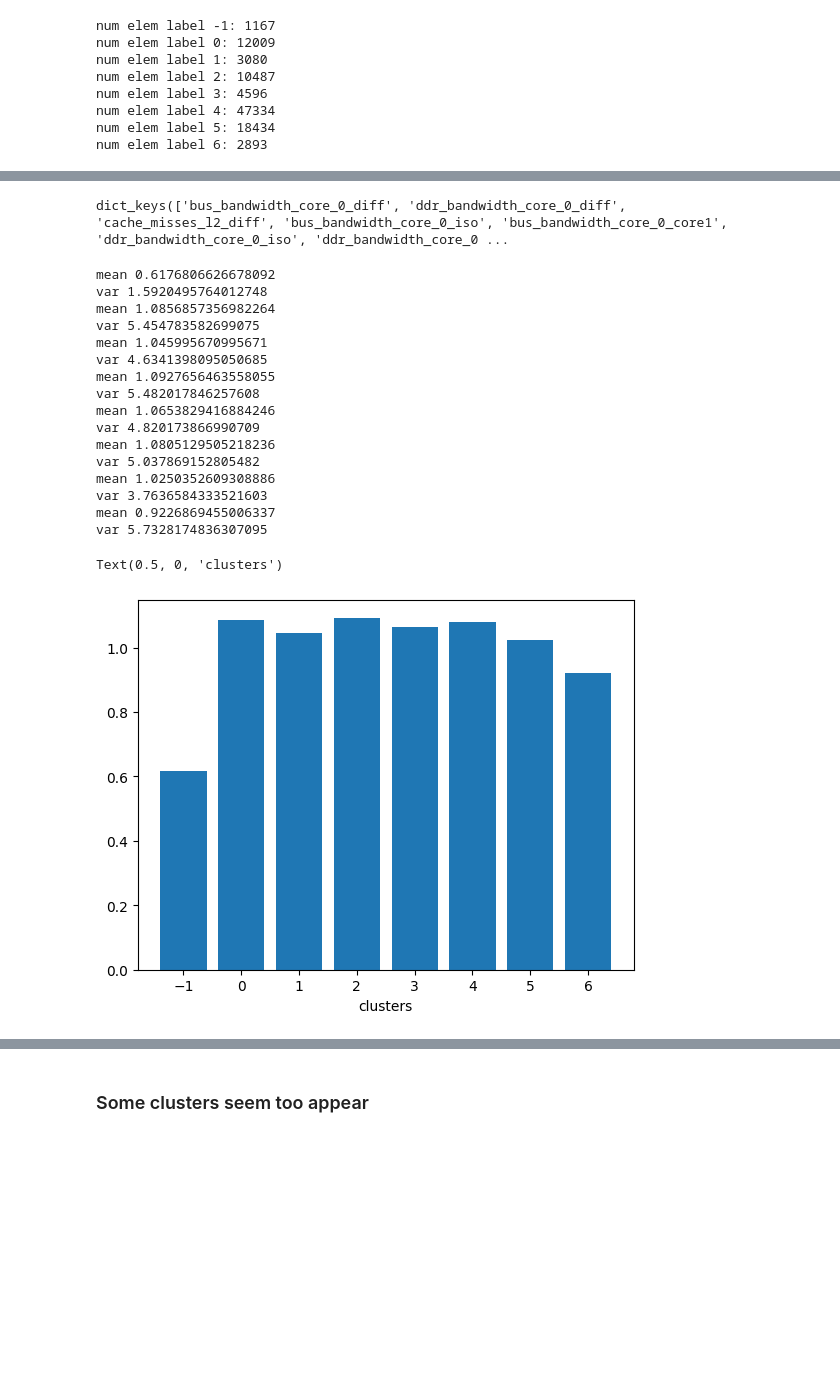
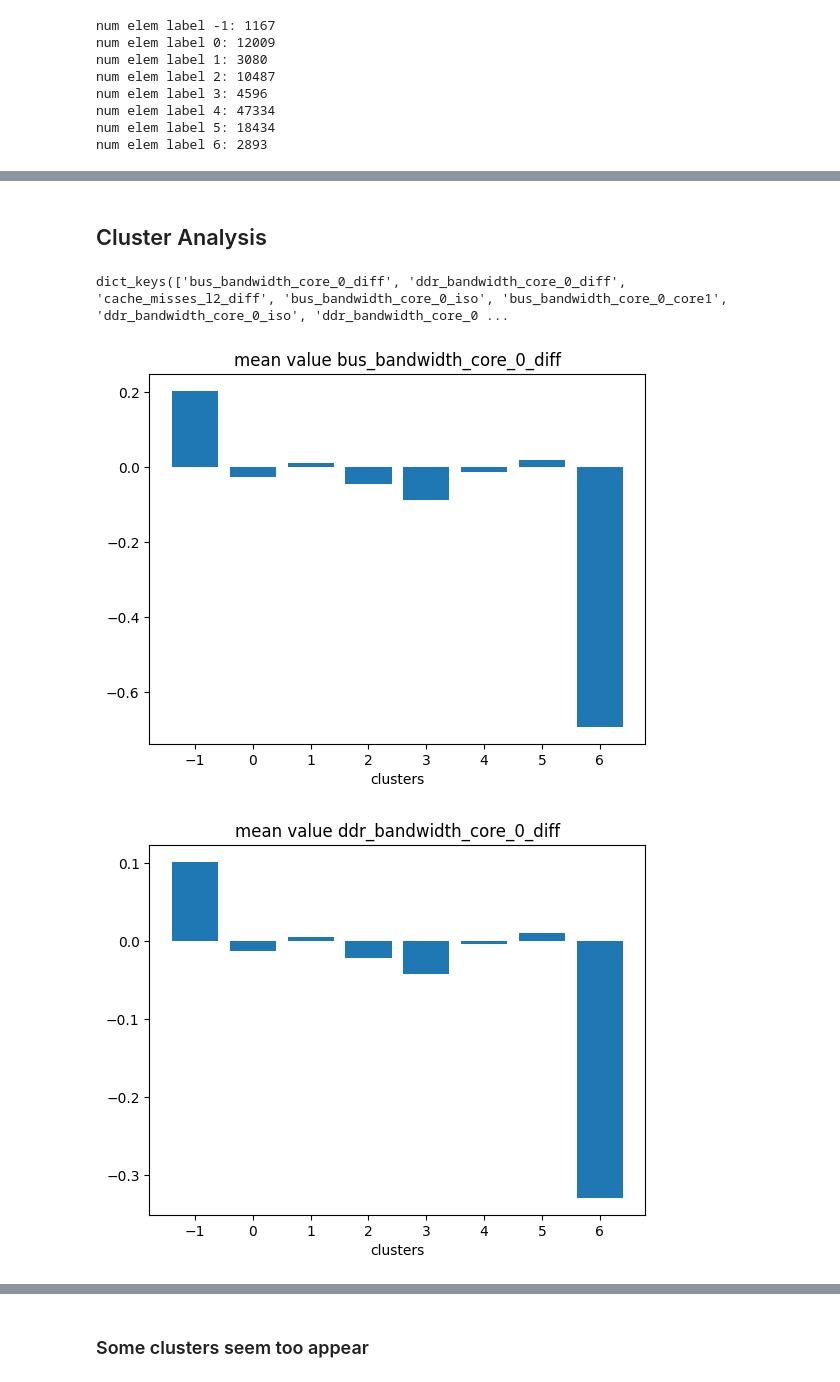
Before and after one commit to Ludoviccccc/Aixia_nouvelle_approche, a Jupyter notebook: Analyse_imgep.ipynb, the cells around one changed output, grey strips where cells are left out. Cells and saved outputs as stored; diff of their text form; code cells hidden in the pictures; blank space fills up the shorter version.

Commit message:
updating analysis

```diff
--- a/Analyse_imgep.ipynb
+++ b/Analyse_imgep.ipynb
@@ -134,43 +132,32 @@ dict_keys(['memory_parameter', 'memory_observation', 'numpy_view'])
-# %%
-content_imgep['memory_observation'].keys()
-# %% [output]
-dict_keys(['bus_bandwidth_core_0_diff', 'ddr_bandwidth_core_0_diff', 'cache_misses_l2_diff', 'bus_bandwidth_core_0_iso', 'bus_bandwidth_core_0_core1', 'ddr_bandwidth_core_0_iso', 'ddr_bandwidth_core_0 ...
+# %% [markdown]
+## Cluster Analysis
 # %%
 clusters_imgep = {key:{feature:[] for feature in content_imgep['memory_observation'].keys()} for key in np.unique(hdb.labels_)}
 for j in range(N):
         for feature in content_imgep['memory_observation']:
             clusters_imgep[hdb.labels_[j]][feature].append(content_imgep['memory_observation'][feature][j])
+# %%
+content_imgep['memory_observation'].keys()
+# %% [output]
+dict_keys(['bus_bandwidth_core_0_diff', 'ddr_bandwidth_core_0_diff', 'cache_misses_l2_diff', 'bus_bandwidth_core_0_iso', 'bus_bandwidth_core_0_core1', 'ddr_bandwidth_core_0_iso', 'ddr_bandwidth_core_0 ...
 # %%
-allongements_mean  = []
-allongements_var = []
-for j in np.unique(hdb.labels_):
-    #allongement = np.array(clusters_imgep[j]['time_core0_core1']) - np.array(clusters_imgep[j]['time_core0_iso'])
-    allongement = np.array(clusters_imgep[j]['cache_misses_l2_diff'])
-    mean_allongement = np.mean(allongement)
-    print('mean',mean_allongement)
-    print('var', np.var(allongement))
-    allongements_mean.append(mean_allongement)
+allongement_mean = {}
+list_features = ['bus_bandwidth_core_0_diff', 'ddr_bandwidth_core_0_diff', 'cache_misses_l2_diff','time_core0_diff']
+for feature in list_features:
+    allongement_mean[feature] = []
+    for j in np.unique(hdb.labels_):
+        if feature =='time_core0_diff':
+            allongement = np.array(clusters_imgep[j]['time_core0_core1']) - np.array(clusters_imgep[j]['time_core0_iso'])
+        else:
+            allongement = np.array(clusters_imgep[j][feature])
+        mean_allongement = np.mean(allongement)
+        allongement_mean[feature].append(mean_allongement)
-# %% [output]
-mean 0.6176806626678092
-var 1.5920495764012748
-mean 1.0856857356982264
-var 5.454783582699075
-mean 1.045995670995671
-var 4.6341398095050685
-mean 1.0927656463558055
-var 5.482017846257608
-mean 1.0653829416884246
-var 4.820173866990709
-mean 1.0805129505218236
-var 5.037869152805482
-mean 1.0250352609308886
-var 3.7636584333521603
-mean 0.9226869455006337
-var 5.7328174836307095
 # %%
-plt.figure()
-plt.bar(np.unique(hdb.labels_),allongements_mean)
-plt.xlabel('clusters')
+for feature in list_features:
+    plt.figure()
+    plt.bar(np.unique(hdb.labels_),allongement_mean[feature])
+    plt.title('mean value '+feature)
+    plt.xlabel('clusters')
 # %% [output]
-Text(0.5, 0, 'clusters')
-[figure, old version]
+[figure, new version]
+[figure, added]
```
Also changed, not shown: parts of 5 cells of this notebook.
